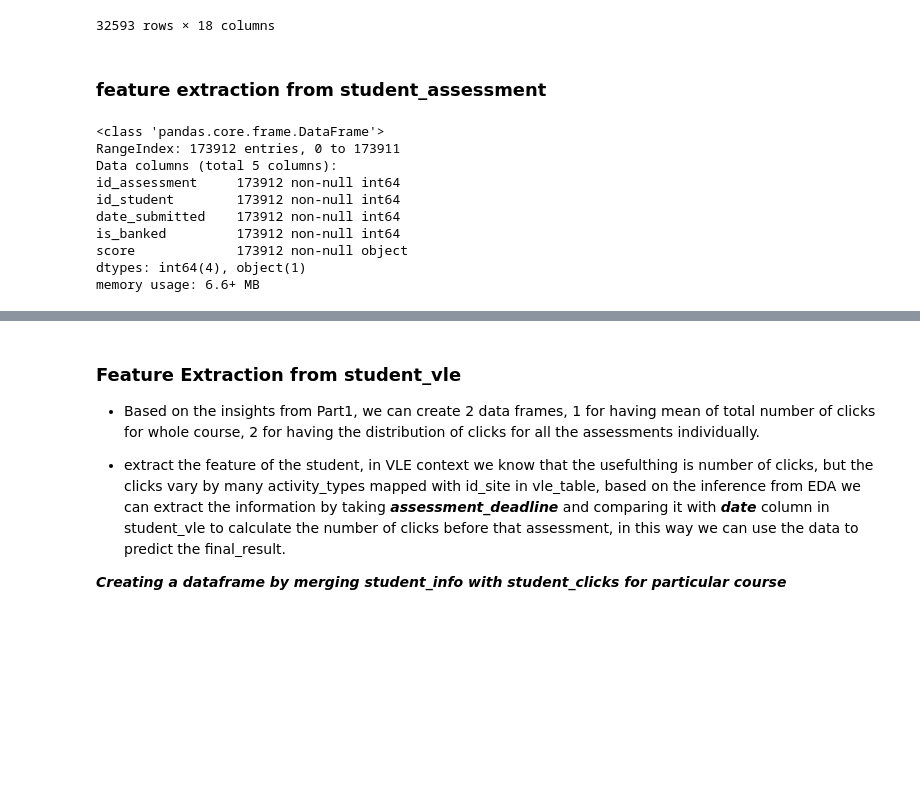
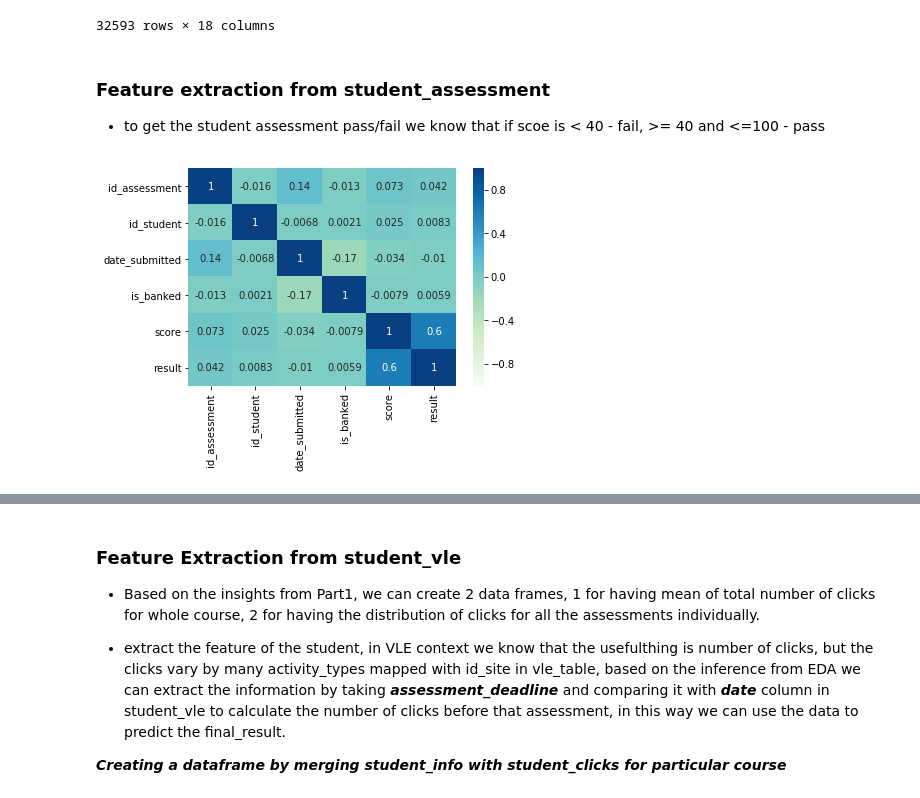
Before and after one commit to Heramb001/LearningAnalytics_Predicting_students_at-risk, a Jupyter notebook: CS_773_Data_Mining_Project_3_Feature_Engineering.ipynb, the cells around one changed output, grey strips where cells are left out. Saved outputs shown, nothing was run; the diff lists cells and outputs as text; code cells hidden in the pictures; blank space fills up the shorter version.

```diff
--- a/CS_773_Data_Mining_Project_3_Feature_Engineering.ipynb
+++ b/CS_773_Data_Mining_Project_3_Feature_Engineering.ipynb
@@ -126,18 +139,31 @@ pd.get_dummies(student_bg[['highest_education','region']])
 | 32591 | 0 | 0 | 1 | 0 | ... |
 | 32592 | 0 | 1 | 0 | 0 | ... |
 32593 rows × 18 columns
-# %% [markdown]
-### feature extraction from student_assessment
-# %%
-student_assessment.info()
-# %% [output]
-<class 'pandas.core.frame.DataFrame'>
-RangeIndex: 173912 entries, 0 to 173911
-Data columns (total 5 columns):
-id_assessment     173912 non-null int64
-id_student        173912 non-null int64
-date_submitted    173912 non-null int64
-is_banked         173912 non-null int64
-score             173912 non-null object
-dtypes: int64(4), object(1)
-memory usage: 6.6+ MB
+# %% [markdown]
+### Feature extraction from student_assessment
+
+- to get the student assessment pass/fail we know that if scoe is < 40 - fail, >= 40 and <=100 - pass
+# %%
+""" # --student_assessment.info()
+RangeIndex: 173912 entries, 0 to 173911
+Data columns (total 5 columns):
+id_assessment     173912 non-null int64
+id_student        173912 non-null int64
+date_submitted    173912 non-null int64
+is_banked         173912 non-null int64
+score             173912 non-null object ---- no null values but has '?' for 173 rows replace it with 0 as this may casue problem
+
+Pass - 1
+Fail - 0
+"""
+student_asmt = student_assessment.copy()
+student_asmt[(student_asmt['is_banked'] == 1) & (student_asmt['score'] == '?')]
+#preprocessing is required replace '?' with 0
+student_asmt['score'] = np.where(student_asmt['score'] == '?', '0', student_asmt['score'])
+student_asmt['score'] = pd.to_numeric(student_asmt['score'])
+student_asmt['result'] = np.where(student_asmt['score'] >= 40, 1, 0)
+#plotting correlation matrix to determine inportant feature for predicting the result
+sns.heatmap(student_asmt.corr(), annot = True, vmin = -1, cmap = 'GnBu')
+plt.show()
+# %% [output]
+[figure, added]
```
Also changed, not shown: parts of 7 cells of this notebook, 1 other file.
